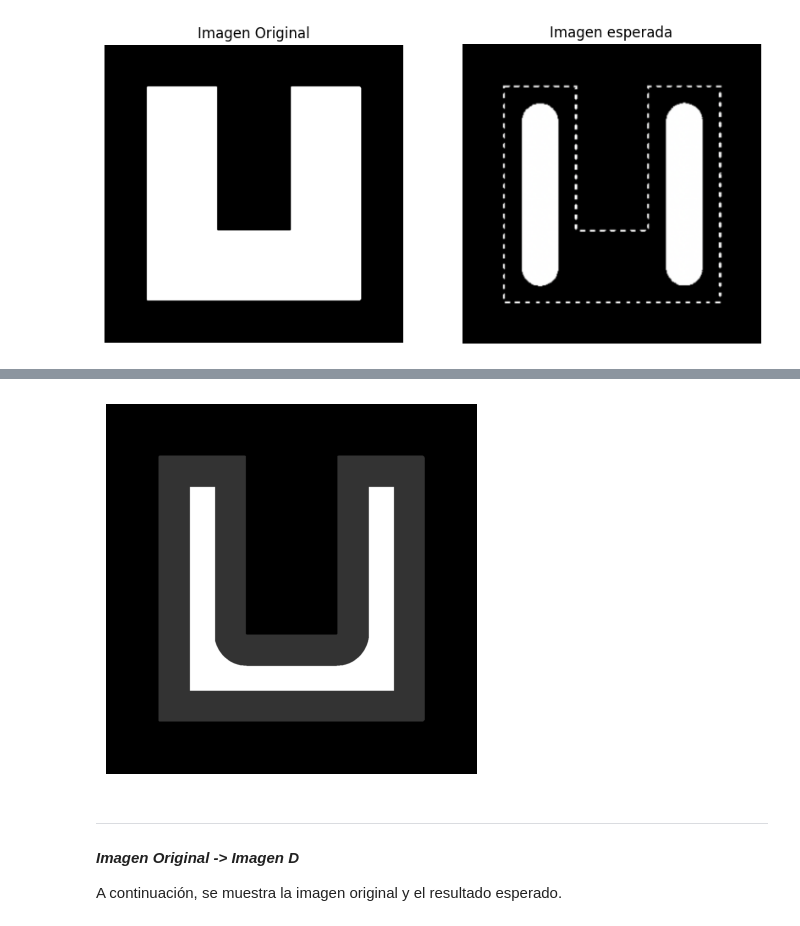
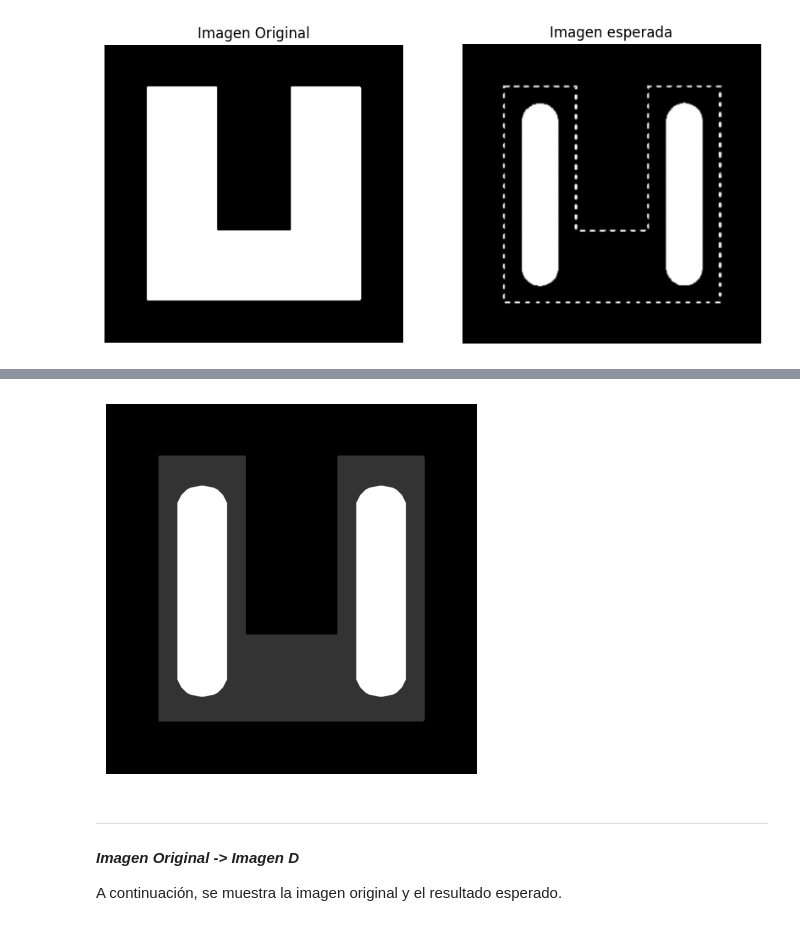
Before and after one commit to stefanoaragoni/computerVision_Lab01, a Jupyter notebook: Lab01_Ejercicio8.ipynb, the cells around one changed output, grey strips where cells are left out. Saved outputs shown, nothing was run; the diff lists cells and outputs as text; code cells hidden in the pictures.

```diff
--- a/Lab01_Ejercicio8.ipynb
+++ b/Lab01_Ejercicio8.ipynb
@@ -162,18 +153,25 @@ plt.show()
 # %%
-# ELemento estructurante: Matriz de 3x3 con 2x2 de unos en la esquina superior izquierda
-kernel1 = cv2.getStructuringElement(cv2.MORPH_ELLIPSE, (100, 100))
+circulo = cv2.getStructuringElement(cv2.MORPH_ELLIPSE, (25, 25))
+k_arriba = circulo[:13, :]
+k_abajo = circulo[12:, :]
 
-# Operación Morfológica: Erosión
-c = cv2.erode(original, kernel1, iterations=2)
+rectangulo = np.array([np.ones(25)] * 10)
+
+# Elemento estructurante: Rectangulo con extremos redondeados
+kernel1 = np.concatenate((k_arriba, rectangulo, k_abajo), axis=0).astype(np.uint8)
+
+# Operación Morfológica: Opening (Erosión seguida de Dilatación)
+c = cv2.erode(original, kernel1, iterations=11)
+c = cv2.dilate(c, kernel1, iterations=6)
 
 # Mostrar la imagen final
 transparencia = 0.8
 imagen_transparente = cv2.addWeighted(original, 1 - transparencia, c, transparencia, 0)
 plt.imshow(cv2.cvtColor(imagen_transparente, cv2.COLOR_BGR2RGB))
 plt.axis('off')
 plt.show()
 # %% [output]
-[figure, old version]
+[figure, new version]
 # %% [markdown]
 ---------
 
```
Also changed, not shown: parts of 4 cells of this notebook, 2 other files.
